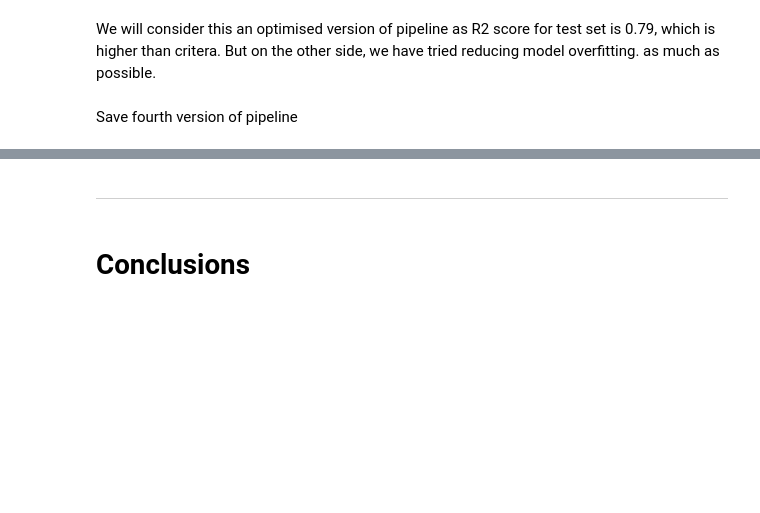
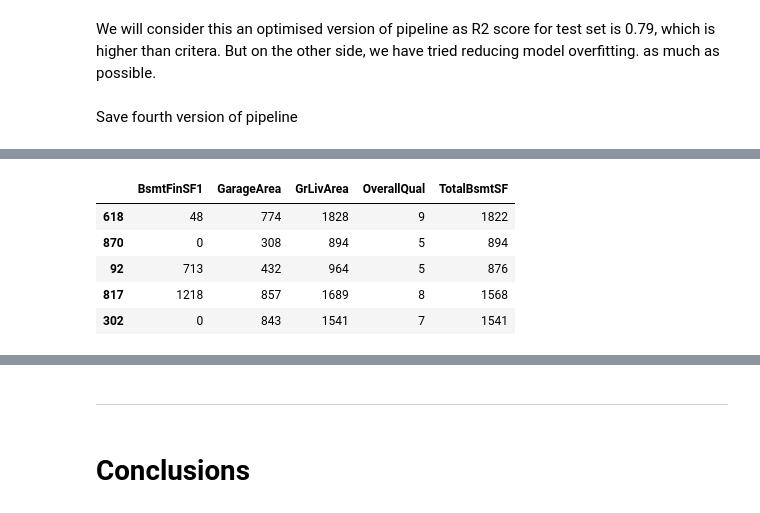
Before and after one commit to ysgurjar/pp5_project_heritage_housing, a Jupyter notebook: jupyter_notebooks/05.modelling_and_evaluation.ipynb, the cells around one changed output, grey strips where cells are left out. Cells and saved outputs as stored; diff of their text form; code cells hidden in the pictures; blank space fills up the shorter version.

```diff
--- a/jupyter_notebooks/05.modelling_and_evaluation.ipynb
+++ b/jupyter_notebooks/05.modelling_and_evaluation.ipynb
@@ -649,0 +694,9 @@ plt.savefig(f'docs/images/features_importance.png', bbox_inches='tight')
+# %%
+X_train.head()
+# %% [output]
+|  | BsmtFinSF1 | GarageArea | GrLivArea | OverallQual | TotalBsmtSF |
+| 618 | 48 | 774 | 1828 | 9 | 1822 |
+| 870 | 0 | 308 | 894 | 5 | 894 |
+| 92 | 713 | 432 | 964 | 5 | 876 |
+| 817 | 1218 | 857 | 1689 | 8 | 1568 |
+| 302 | 0 | 843 | 1541 | 7 | 1541 |
```
Also changed, not shown: parts of 16 cells of this notebook, 5 other files.
